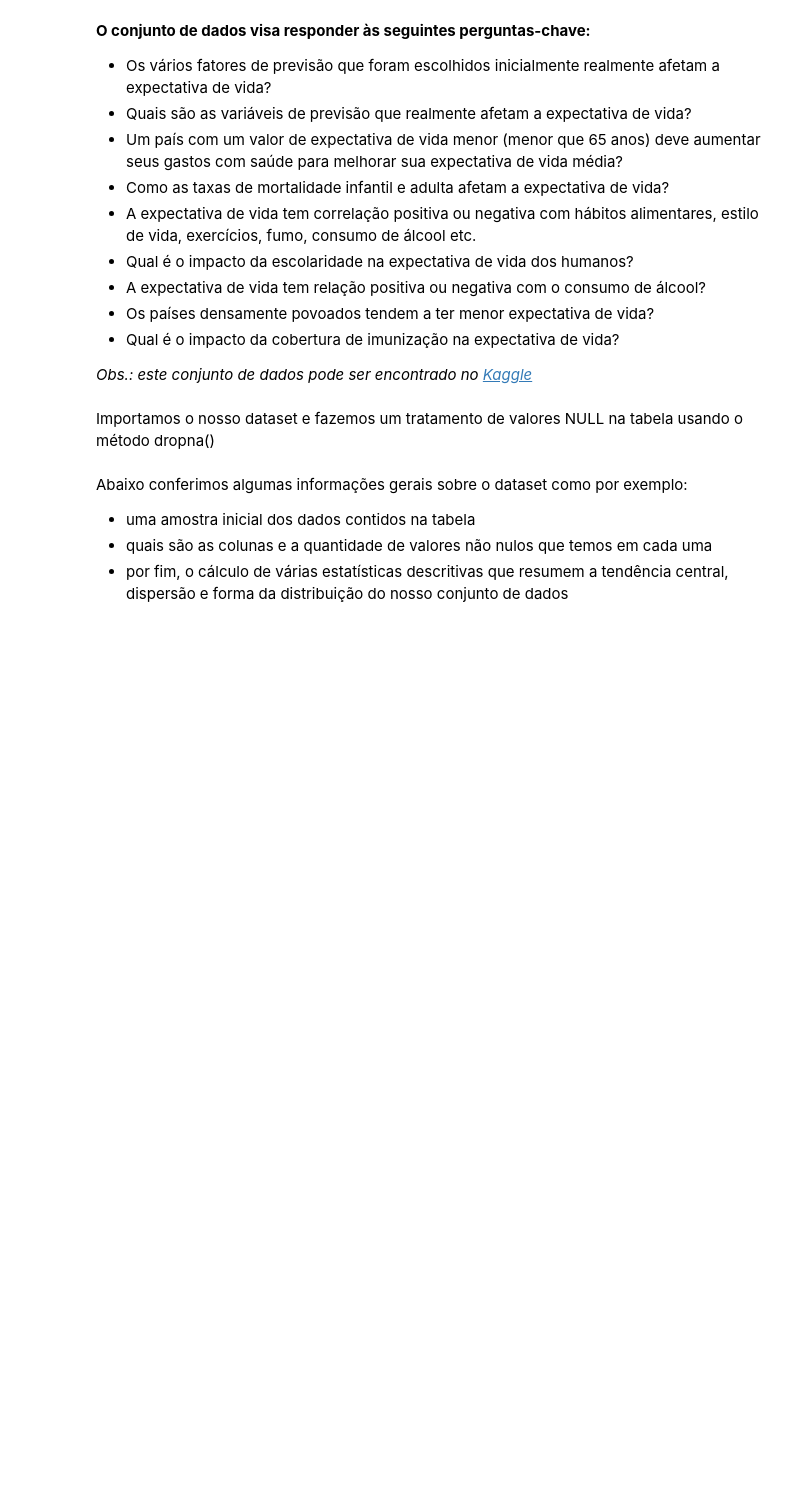
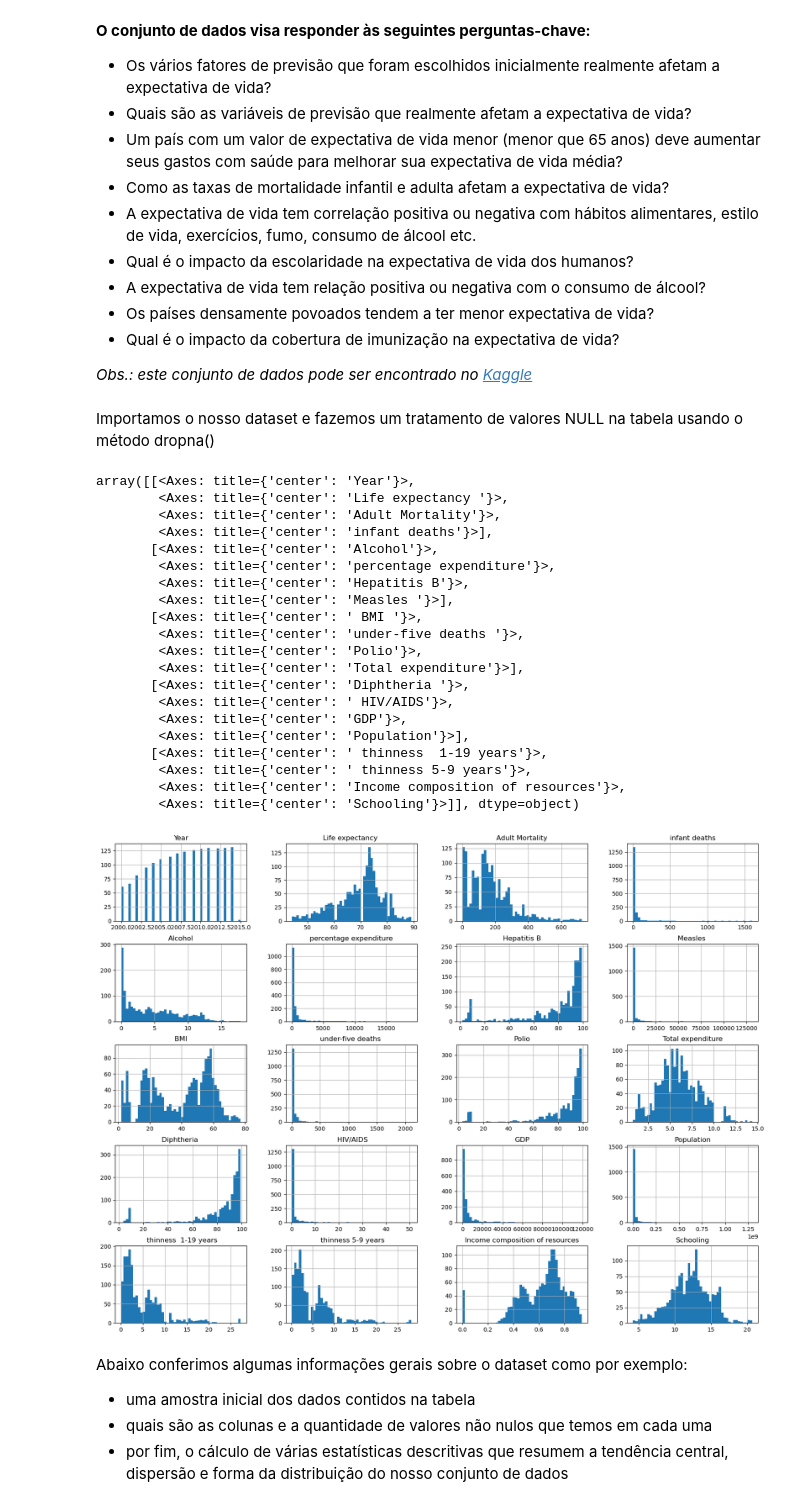
Before and after one commit to R-enanVieira/MachineLearning, a Jupyter notebook: 1o_projeto_tema_01_2024.ipynb, the cells around one changed output. Saved outputs shown, nothing was run; the diff lists cells and outputs as text; code cells hidden in the pictures; blank space fills up the shorter version.

```diff
--- a/1o_projeto_tema_01_2024.ipynb
+++ b/1o_projeto_tema_01_2024.ipynb
@@ -40,6 +41,30 @@ Importamos o nosso dataset e fazemos um tratamento de valores NULL na tabela usa
 # %%
 data = pd.read_csv('life_expectancy_data.csv')
 data = data.dropna()
+# %%
+data.hist(bins=50, figsize=(20,15))
+# %% [output]
+array([[<Axes: title={'center': 'Year'}>,
+        <Axes: title={'center': 'Life expectancy '}>,
+        <Axes: title={'center': 'Adult Mortality'}>,
+        <Axes: title={'center': 'infant deaths'}>],
+       [<Axes: title={'center': 'Alcohol'}>,
+        <Axes: title={'center': 'percentage expenditure'}>,
+        <Axes: title={'center': 'Hepatitis B'}>,
+        <Axes: title={'center': 'Measles '}>],
+       [<Axes: title={'center': ' BMI '}>,
+        <Axes: title={'center': 'under-five deaths '}>,
+        <Axes: title={'center': 'Polio'}>,
+        <Axes: title={'center': 'Total expenditure'}>],
+       [<Axes: title={'center': 'Diphtheria '}>,
+        <Axes: title={'center': ' HIV/AIDS'}>,
+        <Axes: title={'center': 'GDP'}>,
+        <Axes: title={'center': 'Population'}>],
+       [<Axes: title={'center': ' thinness  1-19 years'}>,
+        <Axes: title={'center': ' thinness 5-9 years'}>,
+        <Axes: title={'center': 'Income composition of resources'}>,
+        <Axes: title={'center': 'Schooling'}>]], dtype=object)
+[figure, added]
 # %% [markdown]
 Abaixo conferimos algumas informações gerais sobre o dataset como por exemplo:
 - uma amostra inicial dos dados contidos na tabela
```
Also changed, not shown: parts of 3 cells of this notebook.
